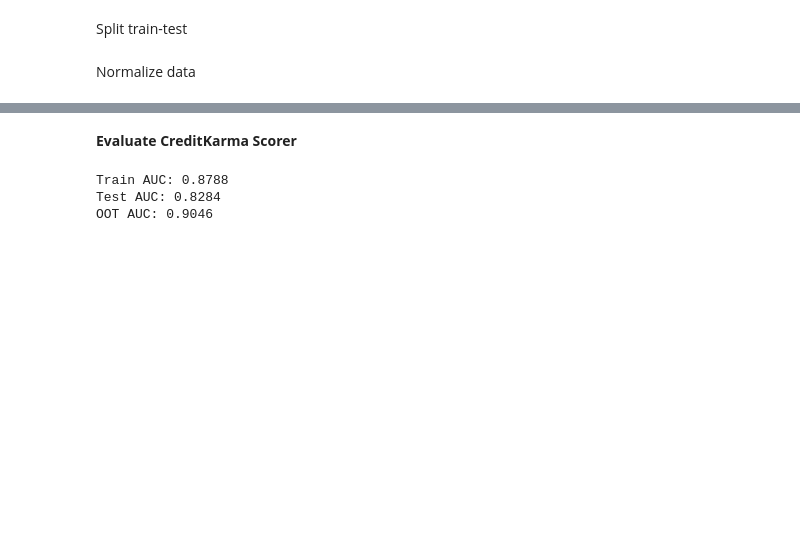
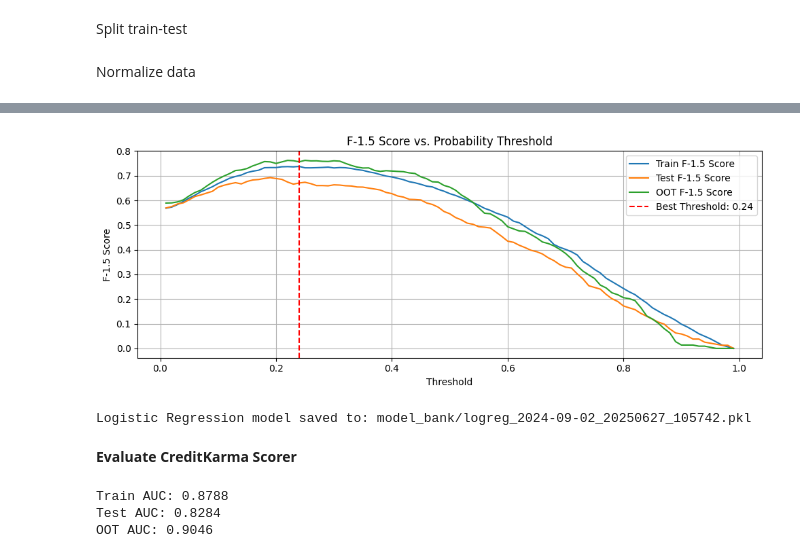
Before and after one commit to jayl-c/MITB_MLE, a Jupyter notebook: MLEAssignment2/model_training.ipynb, the cells around one changed output, grey strips where cells are left out. Cells and saved outputs as stored; diff of their text form; code cells hidden in the pictures; blank space fills up the shorter version.

```diff
--- a/MLEAssignment2/model_training.ipynb
+++ b/MLEAssignment2/model_training.ipynb
@@ -115,0 +204,12 @@ X_oot_arr = scaler.transform(X_oot_arr)
+# %%
+import optuna
+from xgboost import XGBClassifier
+
+# Run the optimization
+study = optuna.create_study(direction='maximize')
+study.optimize(objective, n_trials=20)
+
+# Get best parameters
+best_params = study.best_params
+print(f"Best ROC AUC: {study.best_value:.4f}")
+print(f"Best parameters: {best_params}")
@@ -115,0 +405,11 @@ X_oot_arr = scaler.transform(X_oot_arr)
+# %%
+# Run Optuna optimization
+study = optuna.create_study(direction='maximize')
+study.optimize(objective, n_trials=20)
+
+# Train best model
+best_model = LogisticRegression(**study.best_params)
+best_model.fit(X_train_arr, y_train_arr)
+
+print(f"Best parameters for Logistic Regression: {study.best_params}")
+print(f"Best cross-validation AUC: {study.best_value:.4f}")
@@ -116,3 +499,34 @@ X_oot_arr = scaler.transform(X_oot_arr)
+# %%
+# Plot F1 Score vs. Threshold
+plt.figure(figsize=(10, 4))
+plt.plot(thresholds, f1_scores_train, label=f"Train F-{beta} Score")
+plt.plot(thresholds, f1_scores_test, label=f"Test F-{beta} Score")
+plt.plot(thresholds, f1_scores_oot, label=f"OOT F-{beta} Score")
+plt.axvline(x=best_threshold, color="red", linestyle="--", label=f"Best Threshold: {best_threshold:.2f}")
+plt.title(f"F-{beta} Score vs. Probability Threshold")
+plt.xlabel("Threshold")
+plt.ylabel(f"F-{beta} Score")
+plt.legend()
+plt.grid(True)
+plt.tight_layout()
+plt.show()
+# %% [output]
+[figure, added]
+# %%
+# Save model
+timestamp = datetime.now().strftime('%Y%m%d_%H%M%S')
+model_dir = "model_bank"  # Directory path
+model_path = f"{model_dir}/logreg_{model_train_date_str}_{timestamp}.pkl"  # File path
+
+# Create directory if it doesn't exist
+if not os.path.exists(model_dir):
+    os.makedirs(model_dir)
+
+# Save the model file
+joblib.dump(model_package, model_path)
+print(f"\nLogistic Regression model saved to: {model_path}")
+# %% [output]
+Logistic Regression model saved to: model_bank/logreg_2024-09-02_20250627_105742.pkl
 # %%
 # Train model
 clf = LogisticRegression()
```
Also changed, not shown: parts of 20 cells of this notebook, 34 other files.
